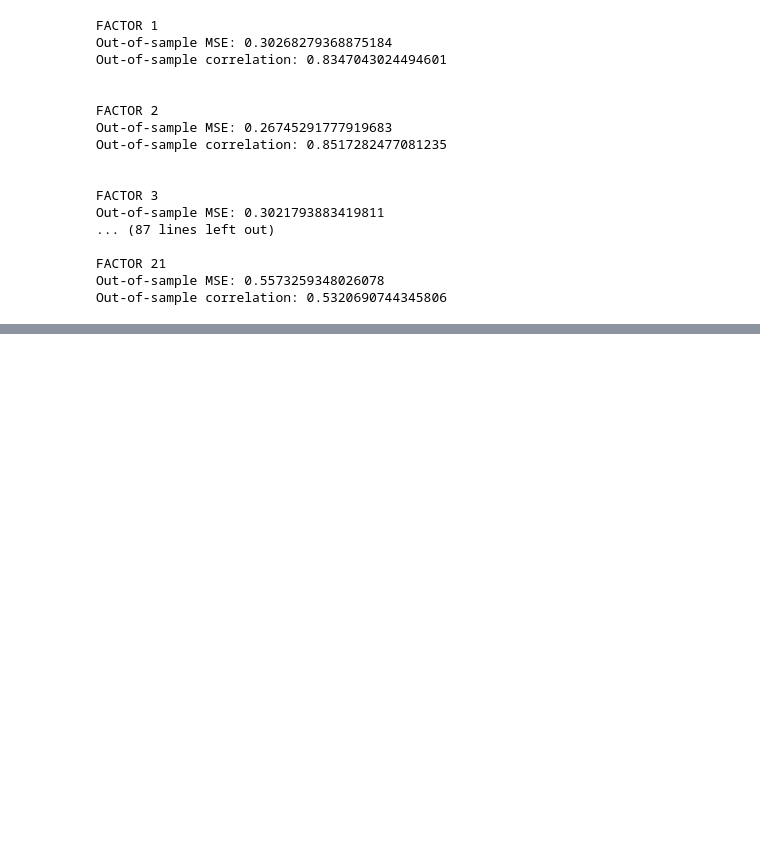
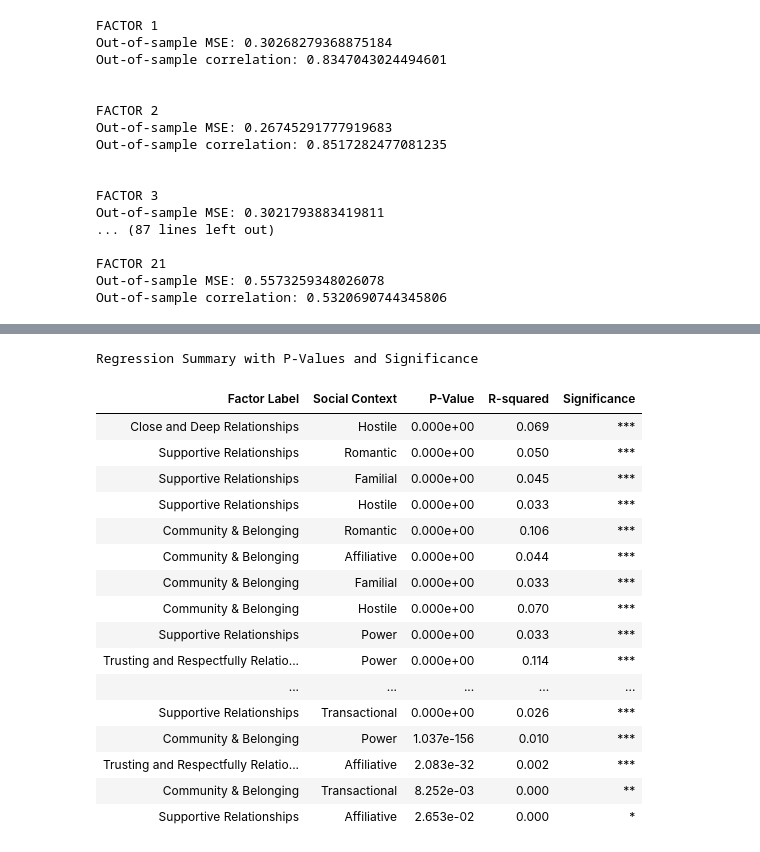
Before and after one commit to NathanSusser/HappyDB, a Jupyter notebook: situation analysis/sit_analysis.ipynb, the cells around one changed output, grey strips where cells are left out. Cells and saved outputs as stored; diff of their text form; code cells hidden in the pictures; blank space fills up the shorter version.

```diff
--- a/situation analysis/sit_analysis.ipynb
+++ b/situation analysis/sit_analysis.ipynb
@@ -566,0 +712,59 @@ plt.show()
+# %%
+# Step 1: Create a clean copy with short name replacing long one
+pval_display_df = (
+    pval_df
+    .drop(columns=["Social Context"])  # drop long name
+    .rename(columns={"Social Context Short": "Social Context"})  # rename short one
+)
+
+# Step 2: Reorder columns as requested
+column_order = ["Factor Label", "Social Context", "P-Value", "R-squared", "Significance"]
+pval_display_df = pval_display_df[column_order]
+
+# Step 2: Ensure no duplicate columns (for styling to work)
+assert pval_display_df.columns.duplicated().sum() == 0, "Duplicate column names found!"
+
+# Step 3: Fancy styled table
+styled_table = (
+    pval_display_df
+    .sort_values(by="P-Value")
+    .style
+    .set_caption("Regression Summary with P-Values and Significance</b>")
+    .format({
+        "P-Value": "{:.3e}",
+        "R-squared": "{:.3f}"
+    })
+    .hide(axis="index")
+    .set_table_styles([
+        {"selector": "caption", "props": [("font-size", "18px"), ("font-weight", "bold"), ("color", "#333")]},
+        {"selector": "th", "props": [("text-align", "center"), ("background-color", "#f0f0f0")]},
+    ])
+    .applymap(lambda val: "font-weight: bold; color: #d62728" if isinstance(val, str) and "***" in val else "")
+    .set_properties(**{
+        "text-align": "center",
+        "font-size": "12px",
+        "border": "1px solid #ccc",
+        "padding": "6px"
+    })
+)
+
+styled_table
+# %% [output]
+Regression Summary with P-Values and Significance
+| Factor Label | Social Context | P-Value | R-squared | Significance |
+| Close and Deep Relationships | Hostile | 0.000e+00 | 0.069 | *** |
+| Supportive Relationships | Romantic | 0.000e+00 | 0.050 | *** |
+| Supportive Relationships | Familial | 0.000e+00 | 0.045 | *** |
+| Supportive Relationships | Hostile | 0.000e+00 | 0.033 | *** |
+| Community & Belonging | Romantic | 0.000e+00 | 0.106 | *** |
+| Community & Belonging | Affiliative | 0.000e+00 | 0.044 | *** |
+| Community & Belonging | Familial | 0.000e+00 | 0.033 | *** |
+| Community & Belonging | Hostile | 0.000e+00 | 0.070 | *** |
+| Supportive Relationships | Power | 0.000e+00 | 0.033 | *** |
+| Trusting and Respectfully Relatio... | Power | 0.000e+00 | 0.114 | *** |
+| ... | ... | ... | ... | ... |
+| Supportive Relationships | Transactional | 0.000e+00 | 0.026 | *** |
+| Community & Belonging | Power | 1.037e-156 | 0.010 | *** |
+| Trusting and Respectfully Relatio... | Affiliative | 2.083e-32 | 0.002 | *** |
+| Community & Belonging | Transactional | 8.252e-03 | 0.000 | ** |
+| Supportive Relationships | Affiliative | 2.653e-02 | 0.000 | * |
```
Also changed, not shown: parts of 4 cells of this notebook, 2 other files.
